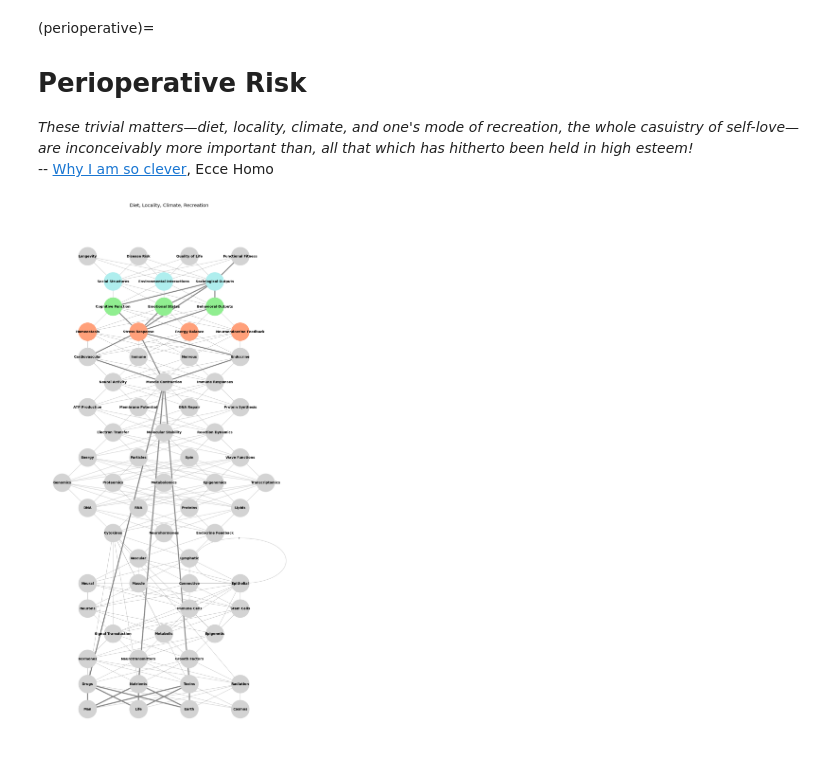
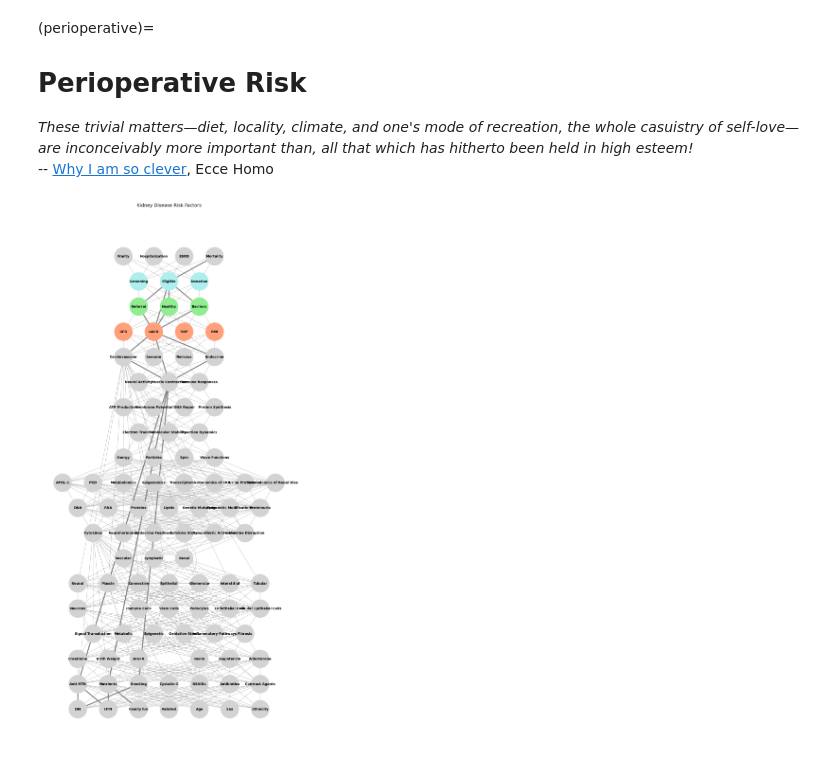
Before and after one commit to abikesa/epicurean, a Jupyter notebook: kitabo/ensi/_build/jupyter_execute/act1/part1.ipynb, the cells around one changed output. Cells and saved outputs as stored; diff of their text form; code cells hidden in the pictures.

Commit message:
CKD neural network

```diff
--- a/kitabo/ensi/_build/jupyter_execute/act1/part1.ipynb
+++ b/kitabo/ensi/_build/jupyter_execute/act1/part1.ipynb
@@ -5,22 +5,21 @@
 *These trivial matters—diet, locality, climate, and one's mode of recreation, the whole casuistry of self-love—are inconceivably more important than, all that which has hitherto been held in high esteem!*
 -- [Why I am so clever](https://www.gutenberg.org/files/52190/52190-h/52190-h.htm), Ecce Homo
 # %%
-
 import networkx as nx
 import matplotlib.pyplot as plt
 
 # Define layers for the input (compression) phase
 input_layers = {
-    "Biology": ['Man', 'Life', 'Earth', 'Cosmos'],
-    "Drugs and External Factors": ['Drugs', 'Nutrients', 'Toxins', 'Radiation'],
-    "Ligands & Receptors": ['Hormones', 'Neurotransmitters', 'Growth Factors', 'Cytokines'],
+    "Biology": ['DM', 'HTN', 'Family h/o', 'Related'],
+    "Drugs and External Factors": ['Anti-HTN', 'Nutrients', 'Smoking', 'Cystatin-C'],
+    "Ligands & Receptors": ['Creatinine', 'Birth Weight', 'snGFR', 'Cytokines'],
     "Pathways": ['Signal Transduction', 'Metabolic', 'Epigenetic'],
     "Cells": ['Neurons', 'Epithelial', 'Immune Cells', 'Stem Cells'],
-   "Tissues": ['Neural', 'Muscle', 'Connective', 'Epithelial'],
+    "Tissues": ['Neural', 'Muscle', 'Connective', 'Epithelial'],
     "Systems": [ 'Vascular', 'Lymphatic'],
     "Immuno-Neuro-Endocrinology": ['Cytokines', 'Neurohormones', 'Endocrine Feedback'],
     "Molecular Biology": ['DNA', 'RNA', 'Proteins', 'Lipids'],
-    "Omics": ['Genomics', 'Proteomics', 'Metabolomics', 'Epigenomics', 'Transcriptomics'],
+    "Omics": ['APOL-1', 'PKD', 'Metabolomics', 'Epigenomics', 'Transcriptomics'],
     "Quantum": ['Energy', 'Particles', 'Spin', 'Wave Functions']
 }
 
@@ -30,14 +29,32 @@ output_layers = {
     "Cellular Behavior": ['ATP Production', 'Membrane Potential', 'DNA Repair', 'Protein Synthesis'],
     "Tissue-Level Dynamics": ['Neural Activity', 'Muscle Contraction', 'Immune Responses'],
     "Organ Systems": ['Cardiovascular', 'Immune', 'Nervous', 'Endocrine'],
-    "Physiological States": ['Homeostasis', 'Stress Response', 'Energy Balance', 'Neuroendocrine Feedback'],
-    "Behavioral and Psychological Outcomes": ['Cognitive Function', 'Emotional States', 'Behavioral Outputs'],
-    "Sociological and Environmental Interactions": ['Social Structures', 'Environmental Interactions', 'Sociological Outputs'],
-    "Functional Health Outcomes": ['Longevity', 'Disease Risk', 'Quality of Life', 'Functional Fitness']
+    "Physiological States": ['GFR', 'uACR', 'SBP', 'BMI'],
+    "Behavioral and Psychological Outcomes": ['Referral', 'Healthy', 'Barriers'],
+    "Sociological and Environmental Interactions": ['Screening', 'Eligible', 'Donation'],
+    "Functional Health Outcomes": ['Frailty', 'Hospitalization', 'ESRD', 'Mortality']
+}
+
+# Update nodes with kidney disease risk factors
+kidney_disease_risk_factors = {
+    "Biology": ['Age', 'Sex', 'Ethnicity'],
+    "Drugs and External Factors": ['NSAIDs', 'Antibiotics', 'Contrast Agents'],
+    "Ligands & Receptors": ['Renin', 'Angiotensin', 'Aldosterone'],
+    "Pathways": ['Oxidative Stress', 'Inflammatory Pathways', 'Fibrosis'],
+    "Cells": ['Podocytes', 'Endothelial Cells', 'Tubular Epithelial Cells'],
+    "Tissues": ['Glomerular', 'Interstitial', 'Tubular'],
+    "Systems": ['Renal', 'Cardiovascular'],
+    "Immuno-Neuro-Endocrinology": ['Cytokine Storm', 'Sympathetic Activation', 'Endocrine Disruption'],
+    "Molecular Biology": ['Genetic Mutations', 'Epigenetic Modifications', 'Proteinuria'],
+    "Omics": ['Genomics of CKD', 'Urine Proteomics', 'Metabolomics of Renal Disease'],
+    "Quantum": []  # No known direct risk factors at this level
 }
 
 # Merge input and output layers
 full_layers = {**input_layers, **output_layers}
+for layer_name, risk_factors in kidney_disease_risk_factors.items():
+    if layer_name in full_layers:
+        full_layers[layer_name].extend(risk_factors)
 
 # Initialize the graph
 G_full_biology = nx.DiGraph()
@@ -79,46 +96,40 @@ for node in G_full_biology.nodes():
         if node in full_layers[layer_name]:
             node_colors.append(color)
             break
     else:
         node_colors.append("lightgray")
 
 # Highlight the Stress Pathway
 stress_path = [
-    "Earth", "Nutrients",
-    "Earth", "Drugs",
-    "Earth", "Toxins",
-    "Life", "Nutrients",
-    "Life", "Drugs",
-    "Life", "Toxins",
-    "Man", "Nutrients",
-    "Man", "Drugs",
-    "Man", "Toxins", "Muscle Contraction",
+    "Family h/o", "Nutrients",
+    "HTN", "Anti-HTN",
+    "DM", "Smoking", "Muscle Contraction",
     "Nutrients", "Muscle Contraction",
-    "Drugs", "Muscle Contraction", "Endocrine", "Stress Response",
+    "Anti-HTN", "Muscle Contraction", "Endocrine", "uACR",
     "Muscle Contraction", "Cardiovascular",
-    "Stress Response", "Cognitive Function", "Sociological Outputs",
-    "Stress Response", "Emotional States", "Sociological Outputs",
-    "Stress Response", "Behavioral Outputs", "Sociological Outputs",
-    "Functional Fitness"
+    "uACR", "Referral", "Eligible",
+    "uACR", "Healthy", "Eligible",
+    "uACR", "Barriers", "Eligible",
+    "Mortality"
 ]
 
 for i in range(len(stress_path) - 1):
     G_full_biology.add_edge(stress_path[i], stress_path[i + 1], weight=5)
 
 edge_widths = []
 for u, v in G_full_biology.edges():
     if (u, v) in zip(stress_path, stress_path[1:]):
         edge_widths.append(3)  # Highlighted path
     else:
         edge_widths.append(0.5)
 
 # Draw the graph
 plt.figure(figsize=(14, 30))
 nx.draw_networkx_nodes(G_full_biology, pos_full_biology, node_size=3000, node_color=node_colors)
 nx.draw_networkx_labels(G_full_biology, pos_full_biology, font_size=10, font_weight="bold")
 nx.draw_networkx_edges(G_full_biology, pos_full_biology, width=edge_widths, edge_color="gray")
-plt.title("Diet, Locality, Climate, Recreation", fontsize=14)
+plt.title("Kidney Disease Risk Factors", fontsize=14)
 plt.axis('off')
 plt.show()
 # %% [output]
-[figure, old version]
+[figure, new version]
```
Also changed, not shown: parts of 2 cells of this notebook, 6 other files.
